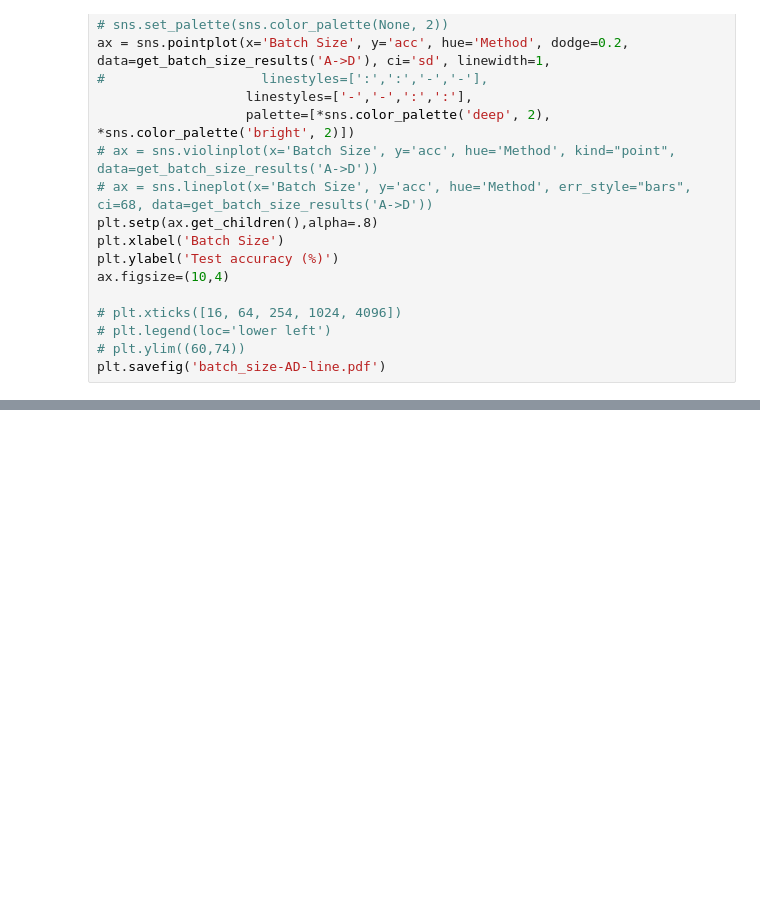
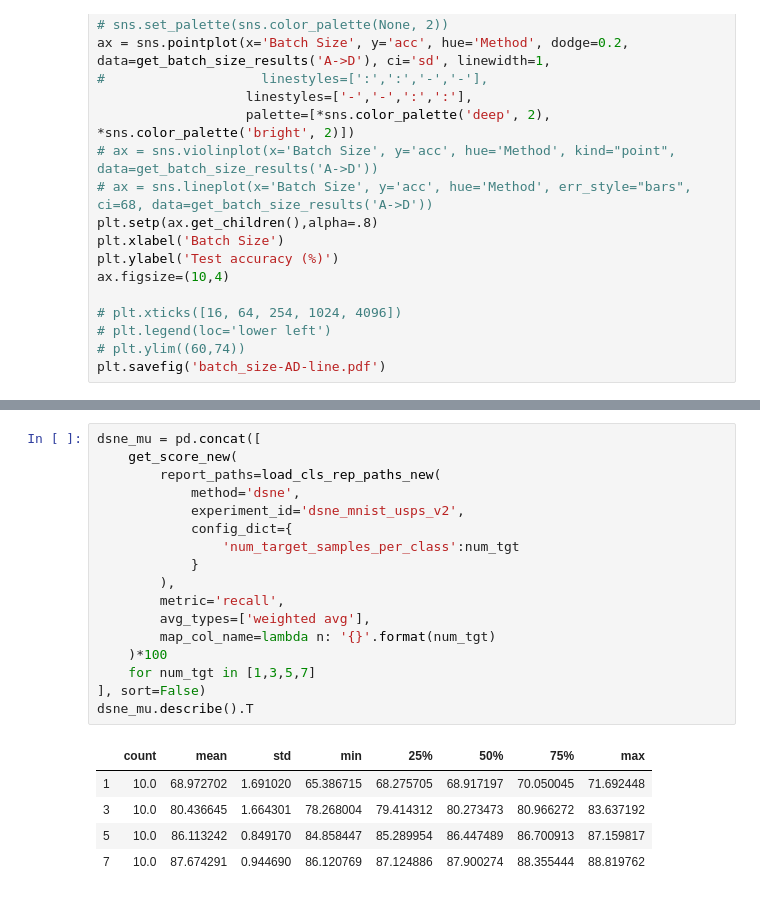
Before and after one commit to LukasHedegaard/dage, a Jupyter notebook: notebooks/test-eval.ipynb, the cells around one changed output, grey strips where cells are left out. Cells and saved outputs as stored; diff of their text form; blank space fills up the shorter version.

```diff
--- a/notebooks/test-eval.ipynb
+++ b/notebooks/test-eval.ipynb
@@ -1123,0 +1149,23 @@ plt.savefig('batch_size-AD-line.pdf')
+# %%
+dsne_mu = pd.concat([
+    get_score_new(
+        report_paths=load_cls_rep_paths_new(
+            method='dsne',
+            experiment_id='dsne_mnist_usps_v2',
+            config_dict={
+                'num_target_samples_per_class':num_tgt
+            }
+        ),
+        metric='recall',
+        avg_types=['weighted avg'],
+        map_col_name=lambda n: '{}'.format(num_tgt)
+    )*100
+    for num_tgt in [1,3,5,7]
+], sort=False)
+dsne_mu.describe().T
+# %% [output]
+|  | count | mean | std | min | 25% | 50% | 75% | max |
+| 1 | 10.0 | 68.972702 | 1.691020 | 65.386715 | 68.275705 | 68.917197 | 70.050045 | 71.692448 |
+| 3 | 10.0 | 80.436645 | 1.664301 | 78.268004 | 79.414312 | 80.273473 | 80.966272 | 83.637192 |
+| 5 | 10.0 | 86.113242 | 0.849170 | 84.858447 | 85.289954 | 86.447489 | 86.700913 | 87.159817 |
+| 7 | 10.0 | 87.674291 | 0.944690 | 86.120769 | 87.124886 | 87.900274 | 88.355444 | 88.819762 |
```
Also changed, not shown: parts of 6 cells of this notebook.
